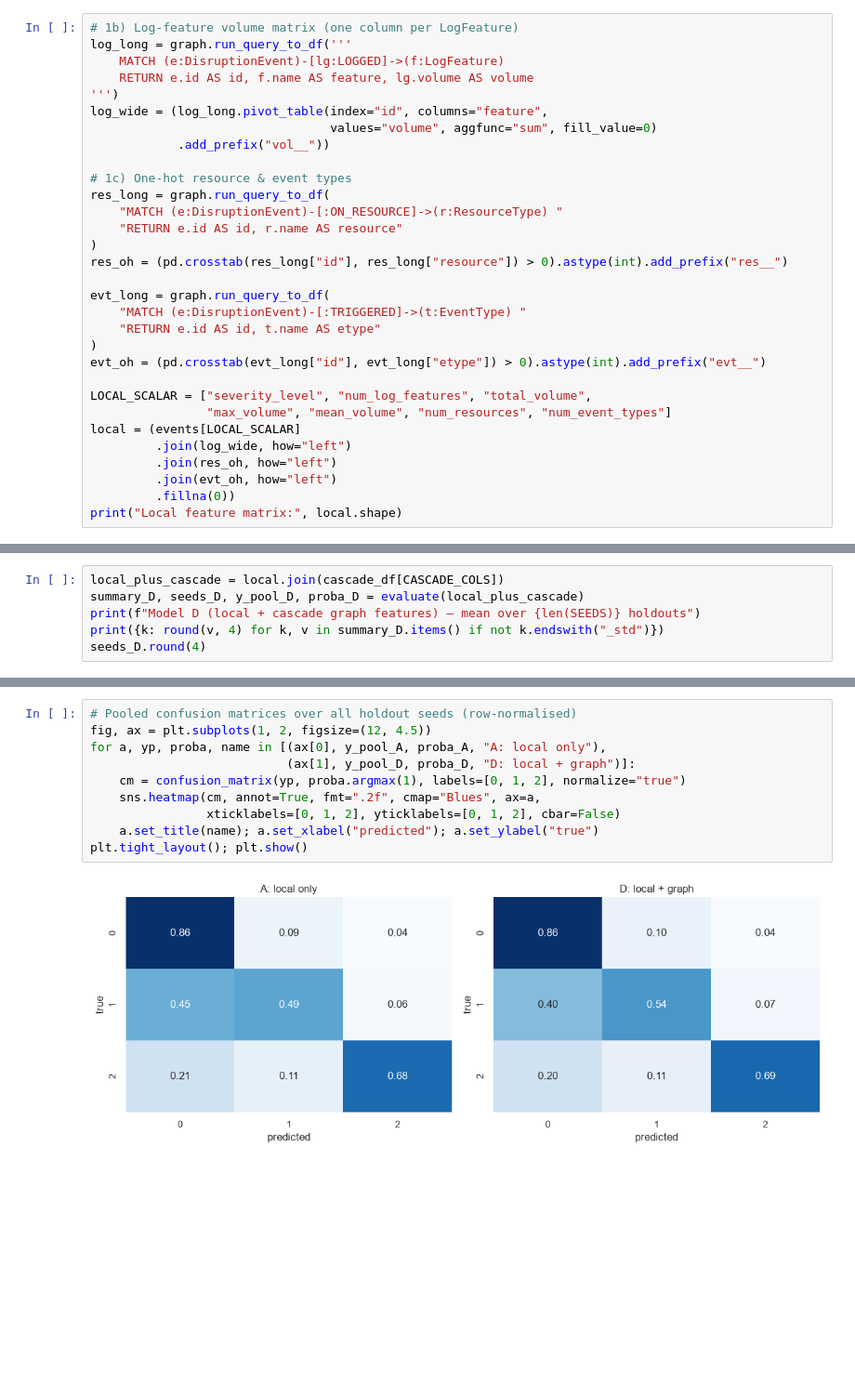
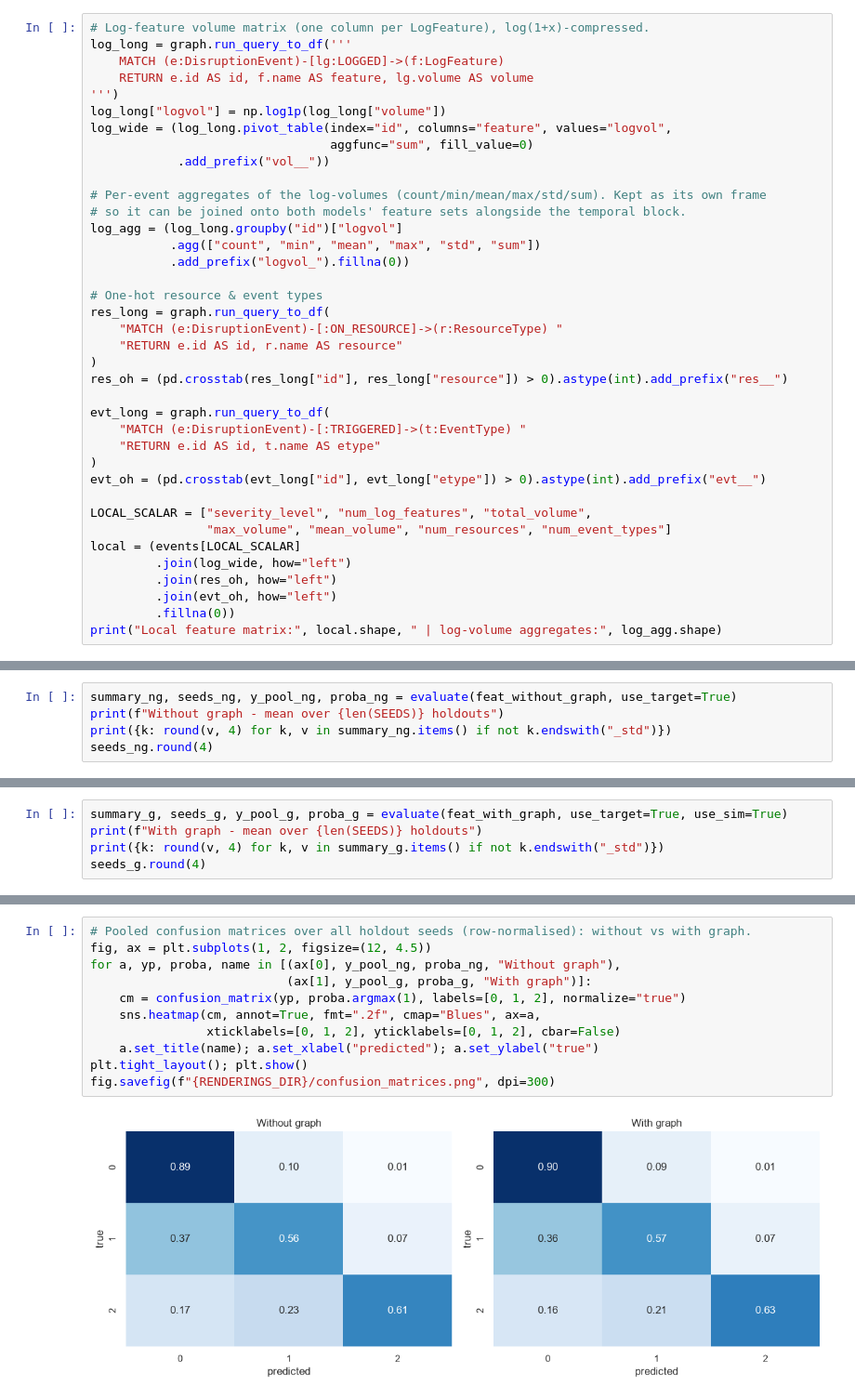
Before and after one commit to pedroleitao-neo4j/telco-network-outages, a Jupyter notebook: predictor.ipynb, the cells around one changed output, grey strips where cells are left out. Shown at 93% size. Saved outputs shown, nothing was run; the diff lists cells and outputs as text; blank space fills up the shorter version.

```diff
--- a/predictor.ipynb
+++ b/predictor.ipynb
@@ -116,14 +91,21 @@ events.head()
 # %%
-# 1b) Log-feature volume matrix (one column per LogFeature)
+# Log-feature volume matrix (one column per LogFeature), log(1+x)-compressed.
 log_long = graph.run_query_to_df('''
     MATCH (e:DisruptionEvent)-[lg:LOGGED]->(f:LogFeature)
     RETURN e.id AS id, f.name AS feature, lg.volume AS volume
 ''')
-log_wide = (log_long.pivot_table(index="id", columns="feature",
-                                 values="volume", aggfunc="sum", fill_value=0)
+log_long["logvol"] = np.log1p(log_long["volume"])
+log_wide = (log_long.pivot_table(index="id", columns="feature", values="logvol",
+                                 aggfunc="sum", fill_value=0)
             .add_prefix("vol__"))
 
-# 1c) One-hot resource & event types
+# Per-event aggregates of the log-volumes (count/min/mean/max/std/sum). Kept as its own frame
+# so it can be joined onto both models' feature sets alongside the temporal block.
+log_agg = (log_long.groupby("id")["logvol"]
+           .agg(["count", "min", "mean", "max", "std", "sum"])
+           .add_prefix("logvol_").fillna(0))
+
+# One-hot resource & event types
 res_long = graph.run_query_to_df(
     "MATCH (e:DisruptionEvent)-[:ON_RESOURCE]->(r:ResourceType) "
     "RETURN e.id AS id, r.name AS resource"
@@ -143,5 +125,5 @@ local = (events[LOCAL_SCALAR]
          .join(res_oh, how="left")
          .join(evt_oh, how="left")
          .fillna(0))
-print("Local feature matrix:", local.shape)
+print("Local feature matrix:", local.shape, " | log-volume aggregates:", log_agg.shape)
 # %% [output]
@@ -306,0 +482,5 @@ Model A (local only) — mean over 5 holdouts
+# %%
+summary_ng, seeds_ng, y_pool_ng, proba_ng = evaluate(feat_without_graph, use_target=True)
+print(f"Without graph - mean over {len(SEEDS)} holdouts")
+print({k: round(v, 4) for k, v in summary_ng.items() if not k.endswith("_std")})
+seeds_ng.round(4)
@@ -313,7 +500,6 @@ XGBoost with the graph signal added.
 # %%
-local_plus_cascade = local.join(cascade_df[CASCADE_COLS])
-summary_D, seeds_D, y_pool_D, proba_D = evaluate(local_plus_cascade)
-print(f"Model D (local + cascade graph features) — mean over {len(SEEDS)} holdouts")
-print({k: round(v, 4) for k, v in summary_D.items() if not k.endswith("_std")})
-seeds_D.round(4)
+summary_g, seeds_g, y_pool_g, proba_g = evaluate(feat_with_graph, use_target=True, use_sim=True)
+print(f"With graph - mean over {len(SEEDS)} holdouts")
+print({k: round(v, 4) for k, v in summary_g.items() if not k.endswith("_std")})
+seeds_g.round(4)
 # %% [output]
@@ -362,12 +566,13 @@ plt.tight_layout(); plt.show()
 # %%
-# Pooled confusion matrices over all holdout seeds (row-normalised)
+# Pooled confusion matrices over all holdout seeds (row-normalised): without vs with graph.
 fig, ax = plt.subplots(1, 2, figsize=(12, 4.5))
-for a, yp, proba, name in [(ax[0], y_pool_A, proba_A, "A: local only"),
-                           (ax[1], y_pool_D, proba_D, "D: local + graph")]:
+for a, yp, proba, name in [(ax[0], y_pool_ng, proba_ng, "Without graph"),
+                           (ax[1], y_pool_g, proba_g, "With graph")]:
     cm = confusion_matrix(yp, proba.argmax(1), labels=[0, 1, 2], normalize="true")
     sns.heatmap(cm, annot=True, fmt=".2f", cmap="Blues", ax=a,
                 xticklabels=[0, 1, 2], yticklabels=[0, 1, 2], cbar=False)
     a.set_title(name); a.set_xlabel("predicted"); a.set_ylabel("true")
 plt.tight_layout(); plt.show()
+fig.savefig(f"{RENDERINGS_DIR}/confusion_matrices.png", dpi=300)
 # %% [output]
-[figure, old version]
+[figure, new version]
```
Also changed, not shown: parts of 32 cells of this notebook, 16 other files.
